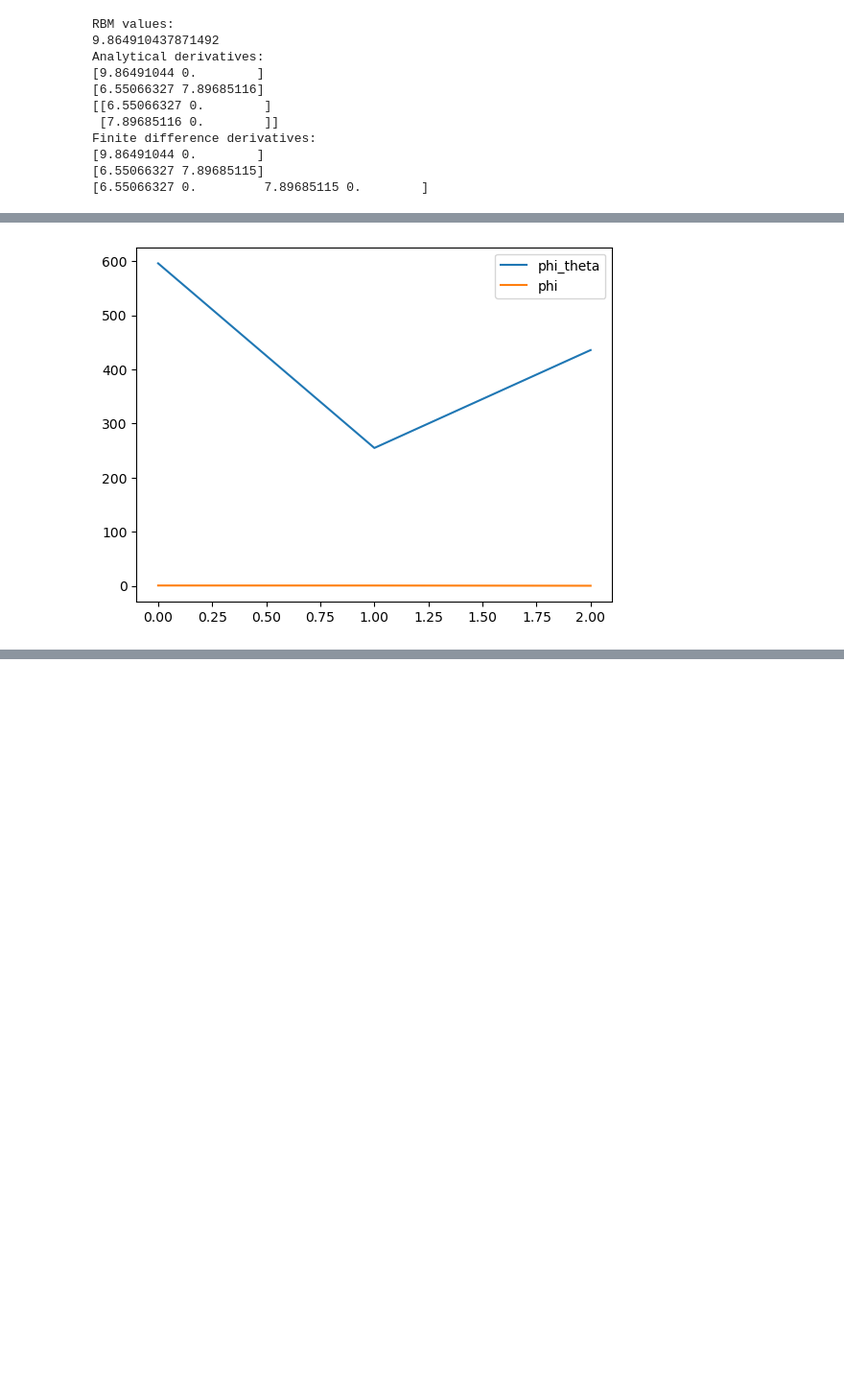
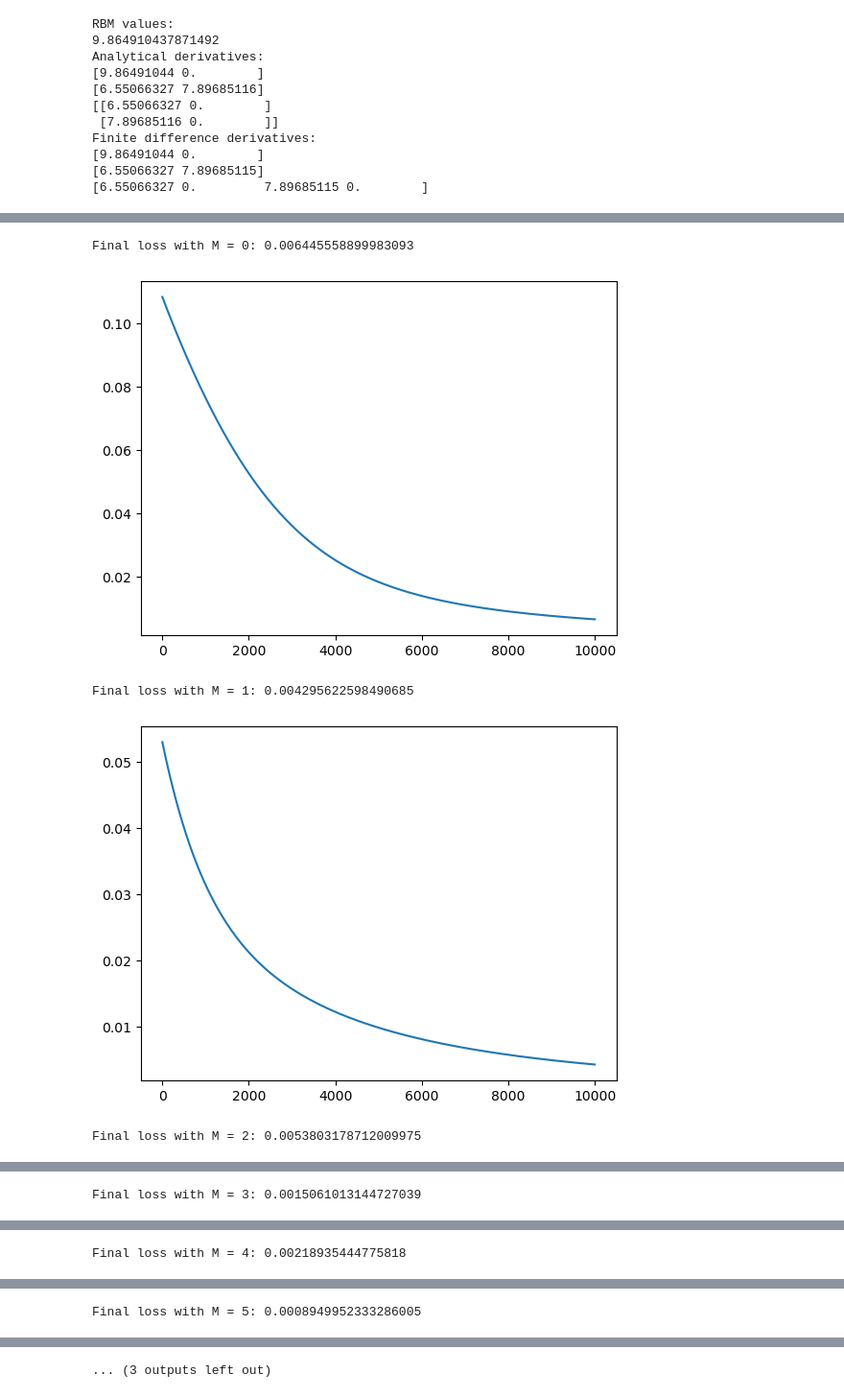
Before and after one commit to Ultiminati/variationalwavefunction, a Jupyter notebook: main.ipynb, the cells around one changed output, grey strips where cells are left out. Shown at 96% size. Drawn from its saved outputs; the diff is of its cells as text; code cells hidden in the pictures; blank space fills up the shorter version.

```diff
--- a/main.ipynb
+++ b/main.ipynb
@@ -94,7 +95,8 @@ def create_random_state(N, M):
 # %%
-def loss(phi, theta, N):
+def loss(phi, theta):
+    N = len(phi)
     l = 0
-    magnitude = np.sum([rbm_phi_theta(np.eye(N)[j], theta) for j in range(N)])
+    magnitude = np.linalg.norm([rbm_phi_theta(np.eye(N)[j], theta) for j in range(N)])
     for i in range(N):
         si = np.eye(N)[i]
         l += np.square(phi[i] - rbm_phi_theta(si, theta)/magnitude)
@@ -110,8 +112,12 @@ def diff_loss(phi, theta, N):
     return d
 # %%
-def gradient_descent(s, theta, phi, learning_rate, max_iter):
-    for i in range(max_iter):
-        theta += learning_rate * diff_loss(phi, theta, len(s))
-        print("Loss:", loss(phi, theta, len(s)))
-    return theta
+def gradient_descent(phi, M, learning_rate, max_iter):
+    N = len(phi)
+    theta = np.random.rand(N + M*(N+1))
+    learned_theta = np.copy(theta)
+    losses = []
+    for _ in range(max_iter):
+        learned_theta -= learning_rate * diff_loss(phi, learned_theta)
+        losses.append(loss(phi, learned_theta))
+    return theta, learned_theta, losses
 # %%
@@ -148,17 +137,13 @@ Loss: 0.34848995395743804
 # %%
-# Plot phi and phi_theta
-
 import matplotlib.pyplot as plt
 
-def plot_phi_theta(phi, theta, N):
+def plot_phi_theta(phi, theta, label="phi_theta"):
+    N = len(phi)
     x = np.linspace(0, N-1, N)
-    y = [rbm_phi_theta(np.eye(N)[i], theta) for i in range(N)]
-    plt.plot(x, y, label="phi_theta")
+    magnitude = np.linalg.norm([rbm_phi_theta(np.eye(N)[j], theta) for j in range(N)])
+    y = [rbm_phi_theta(np.eye(N)[i], theta)/magnitude for i in range(N)]
+    plt.plot(x, y, label=label)
     y = [phi[i] for i in range(N)]
     plt.plot(x, y, label="phi")
     plt.legend()
     plt.show()
-
-plot_phi_theta(phi, new_theta, N)
-# %% [output]
-[figure, removed]
@@ -164,0 +153,20 @@ plot_phi_theta(phi, new_theta, N)
+# %%
+N, M = 4, 0
+phi= create_random_state(N)
+l = 1
+while l > 0.001:
+    random_theta, new_theta, losses = gradient_descent(phi, M, 0.001, 10000)
+    l = loss(phi, new_theta)
+    print(f"Final loss with M = {M}:", l)
+    M += 1
+    plt.plot(losses)
+    plt.show()
+print("The ratio M/N needed to get a loss below 0.001 is", M/N)
+plot_phi_theta(phi, random_theta, label = "Initial random theta")
+plot_phi_theta(phi, new_theta, label = "Final theta")
+# %% [output]
+Final loss with M = 0: 0.006445558899983093
+[figure, added]
+Final loss with M = 1: 0.004295622598490685
+[figure, added]
+Final loss with M = 2: 0.0053803178712009975
@@ -164,0 +174 @@ plot_phi_theta(phi, new_theta, N)
+Final loss with M = 3: 0.0015061013144727039
@@ -164,0 +176 @@ plot_phi_theta(phi, new_theta, N)
+Final loss with M = 4: 0.00218935444775818
@@ -164,0 +178 @@ plot_phi_theta(phi, new_theta, N)
+Final loss with M = 5: 0.0008949952333286005
@@ -164,0 +180 @@ plot_phi_theta(phi, new_theta, N)
+... (3 outputs left out)
```
Also changed, not shown: parts of 6 cells of this notebook.
